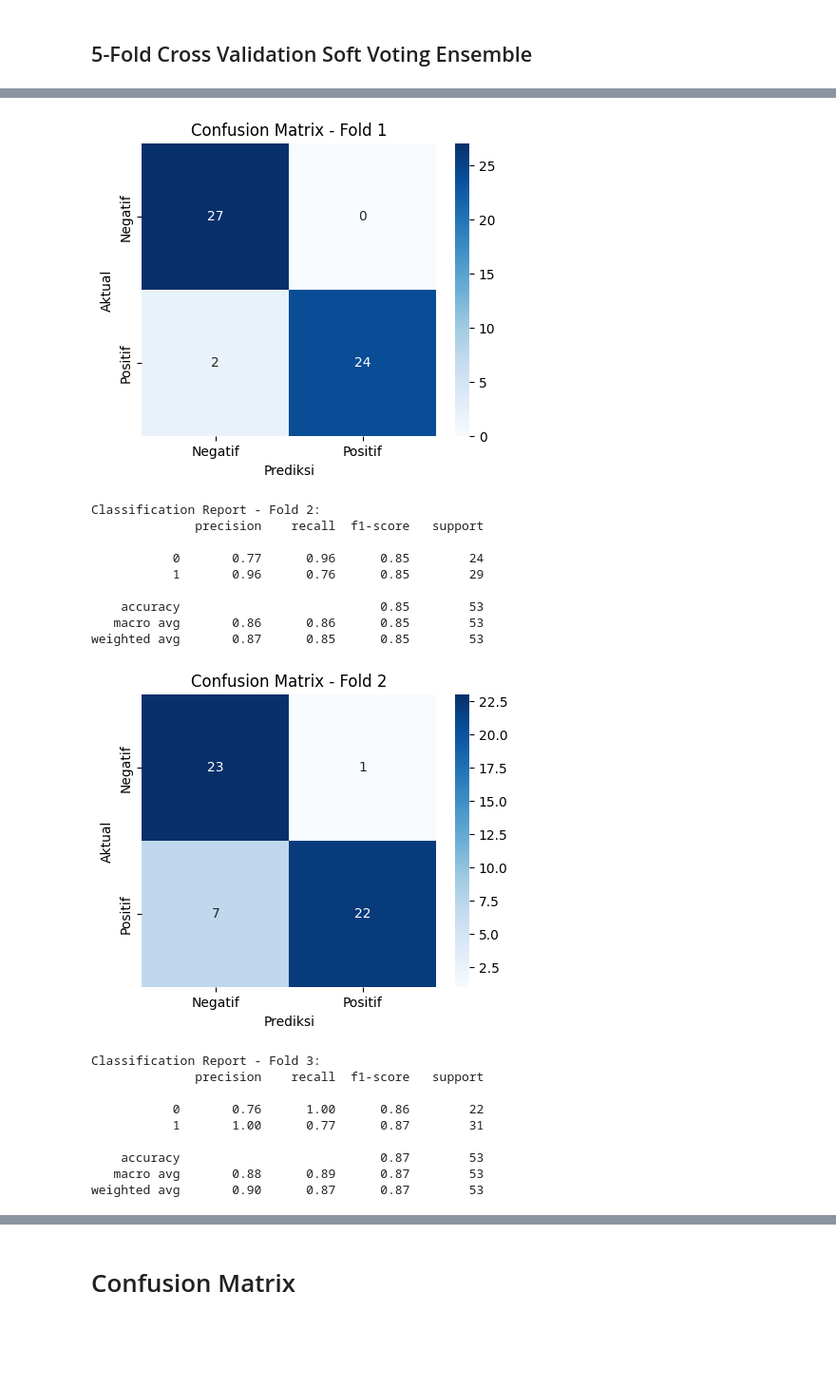
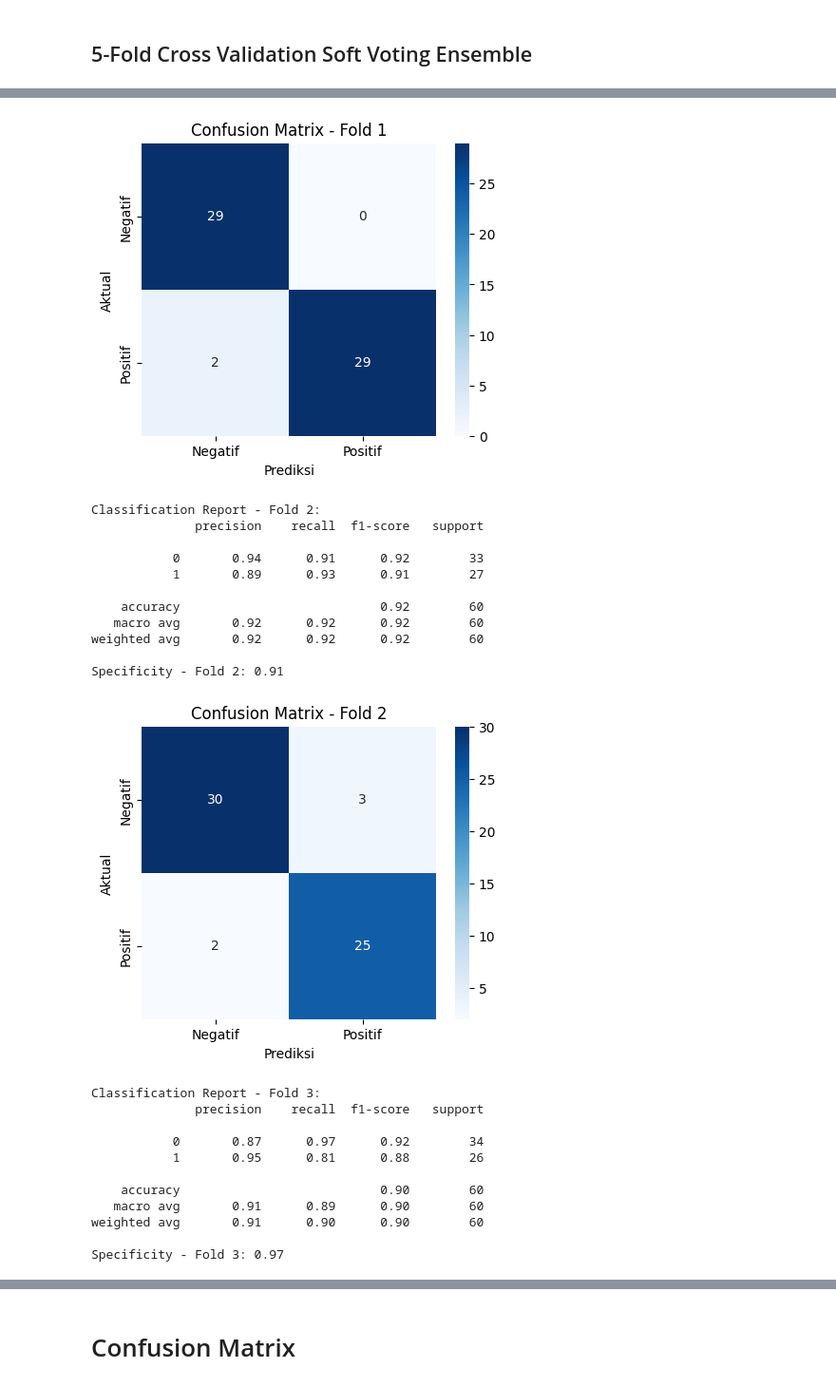
Before and after one commit to vaniasahdaa/skripsi, a Jupyter notebook: scen3_coding.ipynb, the cells around one changed output, grey strips where cells are left out. Shown: that part at 95% size. Drawn from its saved outputs; the diff is of its cells as text; code cells hidden in the pictures; blank space fills up the shorter version.

```diff
--- a/scen3_coding.ipynb
+++ b/scen3_coding.ipynb
@@ -370,7 +370,7 @@ x = telegram_review["token"]
 y  = telegram_review["Final"]
 
 # Split the data into training and testing sets (adjust test_size as needed)
-x_train, x_test, y_train, y_test = train_test_split(x, y, test_size=0.2, random_state=30)
+x_train, x_test, y_train, y_test = train_test_split(x, y, test_size=0.1, random_state=30)
 # %%
 print(len(x_train))
 print(len(y_train))
@@ -633,6 +657,11 @@ print(f"Akurasi model: {accuracy:.2f}")
 # Melihat laporan klasifikasi
 class_report = classification_report(y_test, y_pred_sv)
 print("Laporan Klasifikasi:\n", class_report)
+
+# Manual calculation of specificity
+tn, fp, fn, tp = confusion_matrix(y_test, y_pred_lr).ravel()
+specificity = tn / (tn + fp)
+print(f"Specificity: {specificity:.2f}")
 # %% [output]
 Akurasi model: 0.91
 Laporan Klasifikasi:
@@ -650,6 +681,9 @@ weighted avg       0.92      0.91      0.91        67
 ## 5-Fold Cross Validation Logistic Regression
 # %%
 from sklearn.model_selection import cross_val_score, KFold
+from sklearn.metrics import confusion_matrix
+import matplotlib.pyplot as plt
+import seaborn as sns
 from sklearn.linear_model import LogisticRegression
 from sklearn.metrics import classification_report
 
@@ -683,7 +717,11 @@ for i, (train_index, test_index) in enumerate(kf.split(x)):
 
     # Hitung confusion matrix
     cm = confusion_matrix(y_test_cv, y_pred_cv_fold)
-    #print(f"Confusion Matrix - Fold {i + 1}:\n{cm}")
+
+    # Hitung specificity
+    tn, fp, fn, tp = cm.ravel()
+    specificity = tn / (tn + fp)
+    print(f"Specificity - Fold {i + 1}: {specificity:.2f}")
 
     # Visualisasi confusion matrix
     plt.figure(figsize=(5, 4))
@@ -748,6 +796,9 @@ weighted avg       0.93      0.92      0.92        53
 ## 5-Fold Cross Validation Naive Bayes Classification
 # %%
 from sklearn.model_selection import cross_val_score, KFold
+from sklearn.metrics import confusion_matrix
+import matplotlib.pyplot as plt
+import seaborn as sns
 from sklearn.naive_bayes import MultinomialNB
 from sklearn.metrics import classification_report
 
@@ -781,7 +832,11 @@ for i, (train_index, test_index) in enumerate(kf.split(x)):
 
     # Hitung confusion matrix
     cm = confusion_matrix(y_test_cv, y_pred_cv_fold)
-    #print(f"Confusion Matrix - Fold {i + 1}:\n{cm}")
+
+    # Hitung specificity
+    tn, fp, fn, tp = cm.ravel()
+    specificity = tn / (tn + fp)
+    print(f"Specificity - Fold {i + 1}: {specificity:.2f}")
 
     # Visualisasi confusion matrix
     plt.figure(figsize=(5, 4))
@@ -884,7 +949,10 @@ for i, (train_index, test_index) in enumerate(kf.split(x)):
     # Hitung confusion matrix
     cm = confusion_matrix(y_test_cv, y_pred_cv_fold)
 
-    #print(f"Confusion Matrix - Fold {i + 1}:\n{cm}")
+    # Hitung specificity
+    tn, fp, fn, tp = cm.ravel()
+    specificity = tn / (tn + fp)
+    print(f"Specificity - Fold {i + 1}: {specificity:.2f}")
 
     # Visualisasi confusion matrix
     plt.figure(figsize=(5, 4))
@@ -907,20 +977,24 @@ weighted avg       0.96      0.96      0.96        53
-[figure, old version]
+[figure, new version]
 Classification Report - Fold 2:
               precision    recall  f1-score   support
 
-           0       0.77      0.96      0.85        24
-           1       0.96      0.76      0.85        29
+           0       0.94      0.91      0.92        33
+           1       0.89      0.93      0.91        27
 
-    accuracy                           0.85        53
-   macro avg       0.86      0.86      0.85        53
-weighted avg       0.87      0.85      0.85        53
+    accuracy                           0.92        60
+   macro avg       0.92      0.92      0.92        60
+weighted avg       0.92      0.92      0.92        60
+
+Specificity - Fold 2: 0.91
-[figure, old version]
+[figure, new version]
 Classification Report - Fold 3:
               precision    recall  f1-score   support
 
-           0       0.76      1.00      0.86        22
-           1       1.00      0.77      0.87        31
+           0       0.87      0.97      0.92        34
+           1       0.95      0.81      0.88        26
 
-    accuracy                           0.87        53
-   macro avg       0.88      0.89      0.87        53
-weighted avg       0.90      0.87      0.87        53
+    accuracy                           0.90        60
+   macro avg       0.91      0.89      0.90        60
+weighted avg       0.91      0.90      0.90        60
+
+Specificity - Fold 3: 0.97
```
Also changed, not shown: parts of 21 cells of this notebook.
